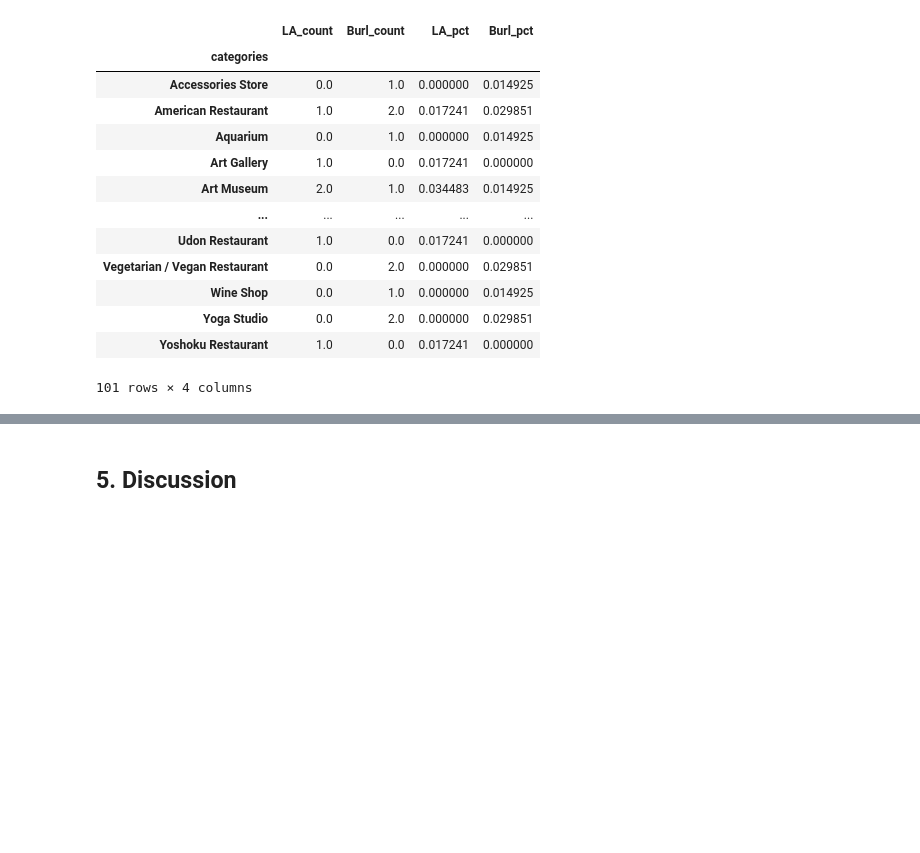
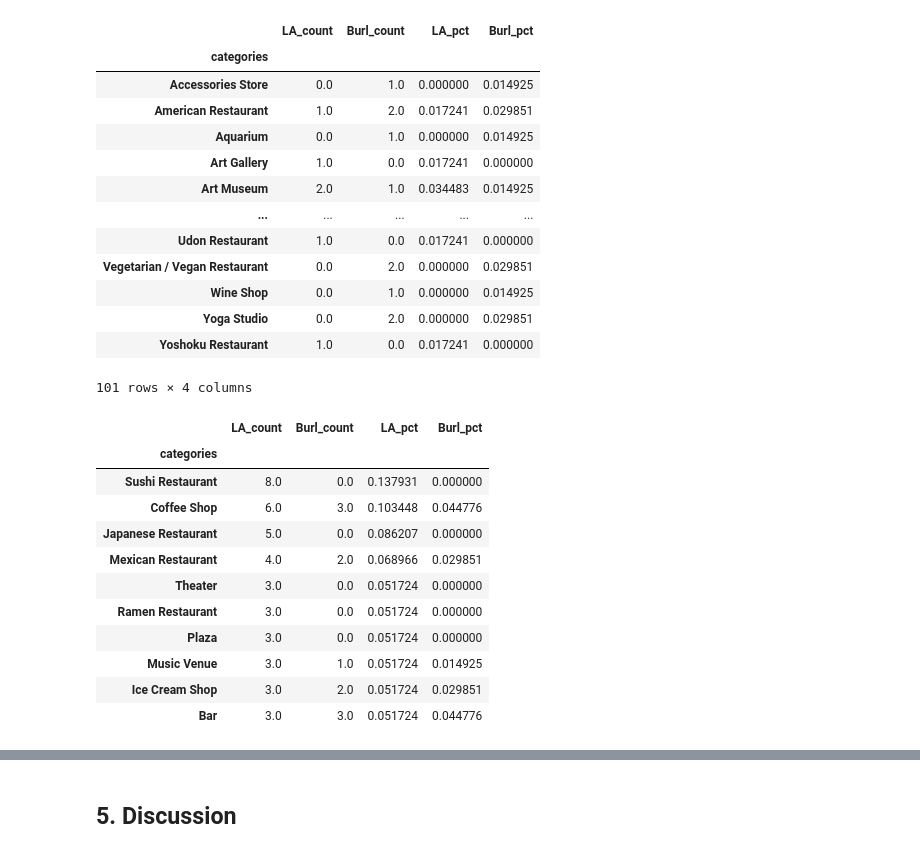
Before and after one commit to DrBrentRD/Coursera_Capstone, a Jupyter notebook: Capstone.ipynb, the cells around one changed output, grey strips where cells are left out. Drawn from its saved outputs; the diff is of its cells as text; code cells hidden in the pictures; blank space fills up the shorter version.

```diff
--- a/Capstone.ipynb
+++ b/Capstone.ipynb
@@ -285,3 +285,20 @@ The percentages of each venue category between the two cities are:
 | Yoga Studio | 0.0 | 2.0 | 0.000000 | 0.029851 |
 | Yoshoku Restaurant | 1.0 | 0.0 | 0.017241 | 0.000000 |
 101 rows × 4 columns
+# %%
+#Sort this dataframe for top 10 in LA
+df_LA = combined_venue_count.sort_values(by=['LA_pct','categories'], ascending=False)
+df_LA.head(10)
+# %% [output]
+|  | LA_count | Burl_count | LA_pct | Burl_pct |
+| categories |  |  |  |  |
+| Sushi Restaurant | 8.0 | 0.0 | 0.137931 | 0.000000 |
+| Coffee Shop | 6.0 | 3.0 | 0.103448 | 0.044776 |
+| Japanese Restaurant | 5.0 | 0.0 | 0.086207 | 0.000000 |
+| Mexican Restaurant | 4.0 | 2.0 | 0.068966 | 0.029851 |
+| Theater | 3.0 | 0.0 | 0.051724 | 0.000000 |
+| Ramen Restaurant | 3.0 | 0.0 | 0.051724 | 0.000000 |
+| Plaza | 3.0 | 0.0 | 0.051724 | 0.000000 |
+| Music Venue | 3.0 | 1.0 | 0.051724 | 0.014925 |
+| Ice Cream Shop | 3.0 | 2.0 | 0.051724 | 0.029851 |
+| Bar | 3.0 | 3.0 | 0.051724 | 0.044776 |
```
Also changed, not shown: parts of 6 cells of this notebook.
